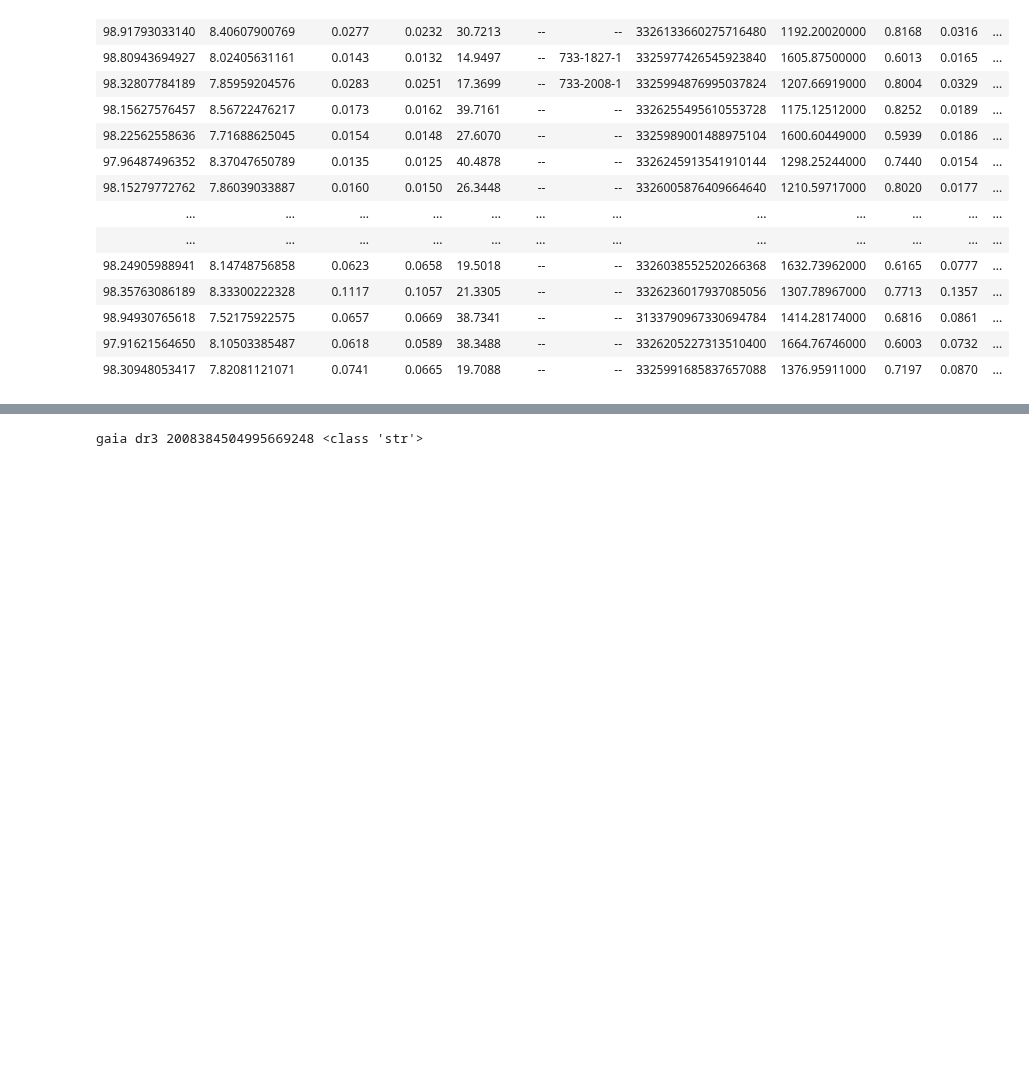
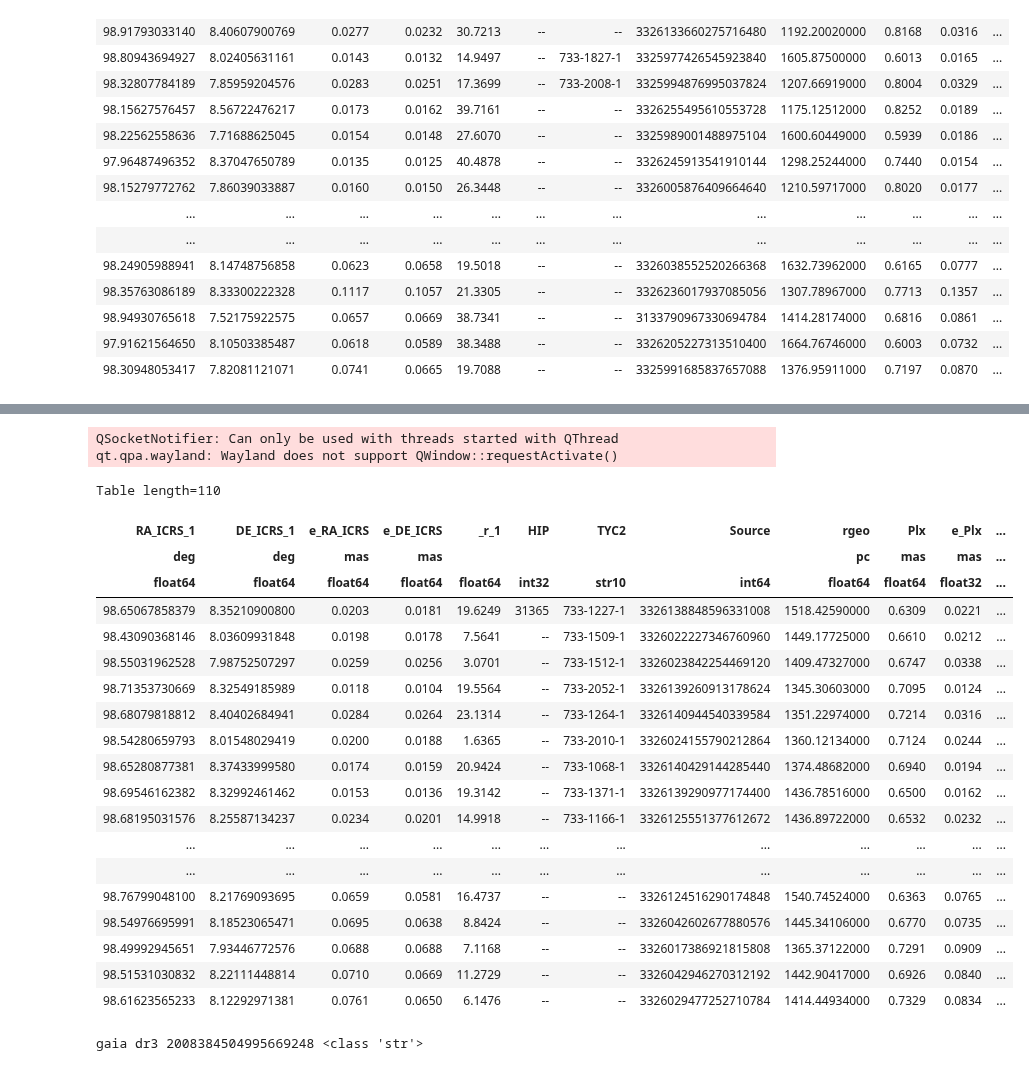
Before and after one commit to surodeep26/Runaway-Stars, a Jupyter notebook: v16.ipynb, the cells around one changed output, grey strips where cells are left out. Saved outputs shown, nothing was run; the diff lists cells and outputs as text; code cells hidden in the pictures; blank space fills up the shorter version.

```diff
--- a/v16.ipynb
+++ b/v16.ipynb
@@ -113,3 +107,38 @@ qt.qpa.wayland: Wayland does not support QWindow::requestActivate()
+# %%
+%run runaway_functionsv3
+%matplotlib qt
+cl = Cluster("Berkeley_97")
+cir = find_cluster(cl.stars_in_region())
+cir2 = fcl.stars_in_region()
+# cir = (cl.fast_stars_in_region())
+
+cl.plot_traceback_clean(star_tables=[cir, cir2])
+# %% [output]
+QSocketNotifier: Can only be used with threads started with QThread
+qt.qpa.wayland: Wayland does not support QWindow::requestActivate()
+# %%
+cir
+# %% [output]
+Table length=110
+| RA_ICRS_1 | DE_ICRS_1 | e_RA_ICRS | e_DE_ICRS | _r_1 | HIP | TYC2 | Source | rgeo | Plx | e_Plx | ... |
+| deg | deg | mas | mas |  |  |  |  | pc | mas | mas | ... |
+| float64 | float64 | float64 | float64 | float64 | int32 | str10 | int64 | float64 | float64 | float32 | ... |
+| 98.65067858379 | 8.35210900800 | 0.0203 | 0.0181 | 19.6249 | 31365 | 733-1227-1 | 3326138848596331008 | 1518.42590000 | 0.6309 | 0.0221 | ... |
+| 98.43090368146 | 8.03609931848 | 0.0198 | 0.0178 | 7.5641 | -- | 733-1509-1 | 3326022227346760960 | 1449.17725000 | 0.6610 | 0.0212 | ... |
+| 98.55031962528 | 7.98752507297 | 0.0259 | 0.0256 | 3.0701 | -- | 733-1512-1 | 3326023842254469120 | 1409.47327000 | 0.6747 | 0.0338 | ... |
+| 98.71353730669 | 8.32549185989 | 0.0118 | 0.0104 | 19.5564 | -- | 733-2052-1 | 3326139260913178624 | 1345.30603000 | 0.7095 | 0.0124 | ... |
+| 98.68079818812 | 8.40402684941 | 0.0284 | 0.0264 | 23.1314 | -- | 733-1264-1 | 3326140944540339584 | 1351.22974000 | 0.7214 | 0.0316 | ... |
+| 98.54280659793 | 8.01548029419 | 0.0200 | 0.0188 | 1.6365 | -- | 733-2010-1 | 3326024155790212864 | 1360.12134000 | 0.7124 | 0.0244 | ... |
+| 98.65280877381 | 8.37433999580 | 0.0174 | 0.0159 | 20.9424 | -- | 733-1068-1 | 3326140429144285440 | 1374.48682000 | 0.6940 | 0.0194 | ... |
+| 98.69546162382 | 8.32992461462 | 0.0153 | 0.0136 | 19.3142 | -- | 733-1371-1 | 3326139290977174400 | 1436.78516000 | 0.6500 | 0.0162 | ... |
+| 98.68195031576 | 8.25587134237 | 0.0234 | 0.0201 | 14.9918 | -- | 733-1166-1 | 3326125551377612672 | 1436.89722000 | 0.6532 | 0.0232 | ... |
+| ... | ... | ... | ... | ... | ... | ... | ... | ... | ... | ... | ... |
+| ... | ... | ... | ... | ... | ... | ... | ... | ... | ... | ... | ... |
+| 98.76799048100 | 8.21769093695 | 0.0659 | 0.0581 | 16.4737 | -- | -- | 3326124516290174848 | 1540.74524000 | 0.6363 | 0.0765 | ... |
+| 98.54976695991 | 8.18523065471 | 0.0695 | 0.0638 | 8.8424 | -- | -- | 3326042602677880576 | 1445.34106000 | 0.6770 | 0.0735 | ... |
+| 98.49992945651 | 7.93446772576 | 0.0688 | 0.0688 | 7.1168 | -- | -- | 3326017386921815808 | 1365.37122000 | 0.7291 | 0.0909 | ... |
+| 98.51531030832 | 8.22111448814 | 0.0710 | 0.0669 | 11.2729 | -- | -- | 3326042946270312192 | 1442.90417000 | 0.6926 | 0.0840 | ... |
+| 98.61623565233 | 8.12292971381 | 0.0761 | 0.0650 | 6.1476 | -- | -- | 3326029477252710784 | 1414.44934000 | 0.7329 | 0.0834 | ... |
 # %%
 %run runaway_functionsv3
 %matplotlib qt
```
Also changed, not shown: parts of 4 cells of this notebook, 1 other file.
